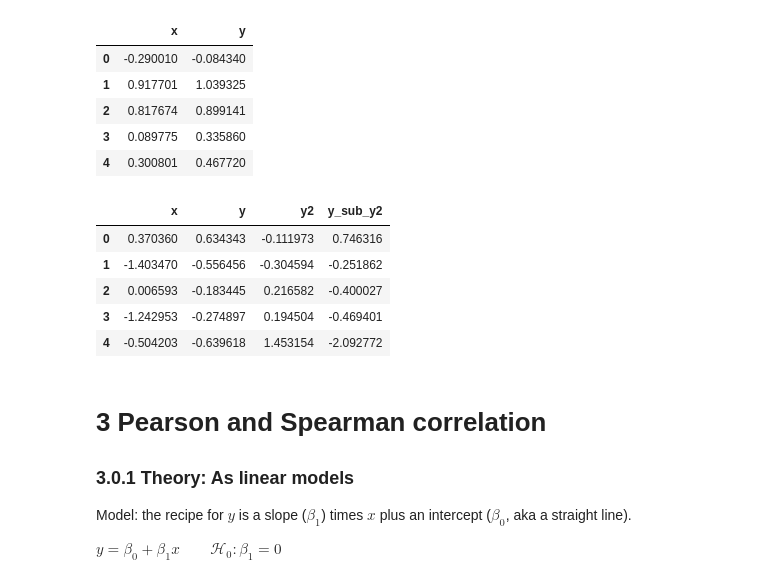
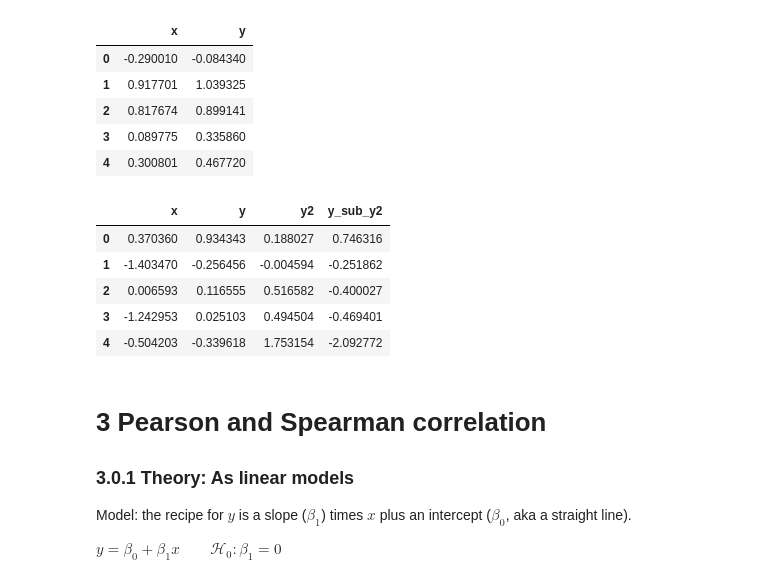
Before and after one commit to eigenfoo/tests-as-linear, a Jupyter notebook: tests-as-linear.ipynb, the cells around one changed output. Drawn from its saved outputs; the diff is of its cells as text; code cells hidden in the pictures.

```diff
--- a/tests-as-linear.ipynb
+++ b/tests-as-linear.ipynb
@@ -84,18 +84,18 @@ correlated_data.head()
 # %%
 data = pd.DataFrame()
 data["x"] = np.random.normal(loc=0.0, scale=1.0, size=50)  # Used in correlation where this is on x-axis
-data["y"] = np.random.normal(loc=0.2, scale=1.0, size=50)  # Almost zero mean
-data["y2"] = np.random.normal(loc=0.5, scale=1.0, size=50)  # Used in two means
+data["y"] = np.random.normal(loc=0.5, scale=1.0, size=50)  # Almost zero mean
+data["y2"] = np.random.normal(loc=0.8, scale=1.0, size=50)  # Used in two means
 data["y_sub_y2"] = data["y"] - data["y2"]
 
 data.head()
 # %% [output]
 |  | x | y | y2 | y_sub_y2 |
-| 0 | 0.370360 | 0.634343 | -0.111973 | 0.746316 |
-| 1 | -1.403470 | -0.556456 | -0.304594 | -0.251862 |
-| 2 | 0.006593 | -0.183445 | 0.216582 | -0.400027 |
-| 3 | -1.242953 | -0.274897 | 0.194504 | -0.469401 |
-| 4 | -0.504203 | -0.639618 | 1.453154 | -2.092772 |
+| 0 | 0.370360 | 0.934343 | 0.188027 | 0.746316 |
+| 1 | -1.403470 | -0.256456 | -0.004594 | -0.251862 |
+| 2 | 0.006593 | 0.116555 | 0.516582 | -0.400027 |
+| 3 | -1.242953 | 0.025103 | 0.494504 | -0.469401 |
+| 4 | -0.504203 | -0.339618 | 1.753154 | -2.092772 |
 # %% [markdown]
 # 3 Pearson and Spearman correlation
 
```
Also changed, not shown: parts of 18 cells of this notebook, 4 other files.
